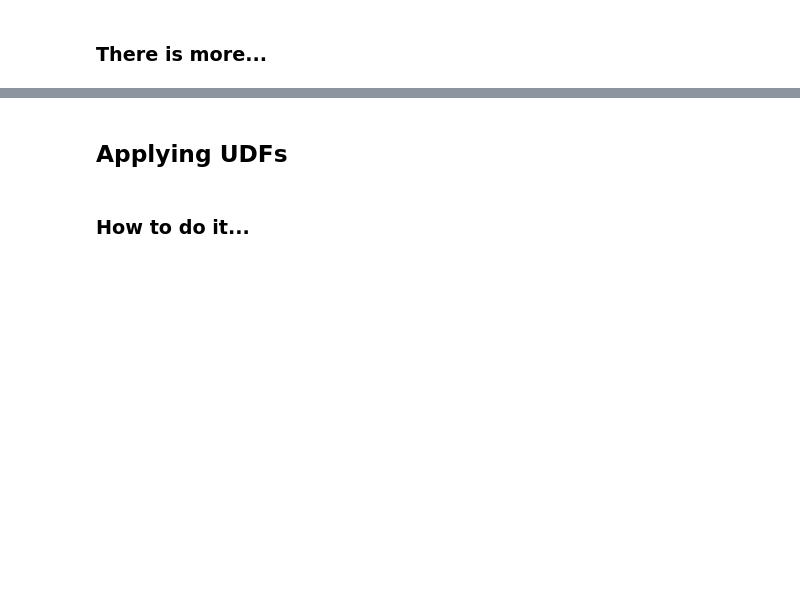
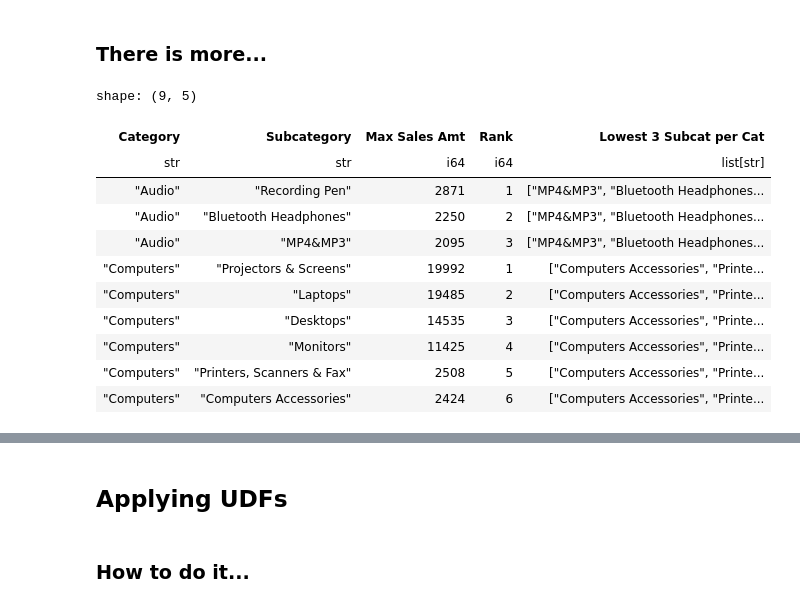
Before and after one commit to PacktPublishing/Polars-Cookbook, a Jupyter notebook: Chapter04/ch04.ipynb, the cells around one changed output, grey strips where cells are left out. Saved outputs shown, nothing was run; the diff lists cells and outputs as text; code cells hidden in the pictures; blank space fills up the shorter version.

```diff
--- a/Chapter04/ch04.ipynb
+++ b/Chapter04/ch04.ipynb
@@ -337,0 +877,33 @@ max_sales_rank.with_columns(
+# %%
+"""
+This code snippet performs the following operations on the `max_sales_rank` DataFrame:
+
+1. Adds a new column to the DataFrame using the `with_columns` method.
+2. Selects the 'Subcategory' column.
+3. Sorts the 'Subcategory' column by the 'Max Sales Amt' column.
+4. Selects the top 3 rows of the sorted 'Subcategory' column.
+5. Applies the operation over the 'Category' column using the 'join' mapping strategy.
+6. Renames the resulting column to 'Lowest 3 Subcat per Cat'.
+
+The resulting DataFrame will have a new column that contains the lowest 3 subcategories per category based on the maximum sales amount.
+"""
+max_sales_rank.with_columns(
+    pl.col('Subcategory')
+    .sort_by('Max Sales Amt')
+    .head(3)
+    .over('Category', mapping_strategy='join')
+    .alias('Lowest 3 Subcat per Cat')
+)
+# %% [output]
+shape: (9, 5)
+| Category | Subcategory | Max Sales Amt | Rank | Lowest 3 Subcat per Cat |
+| str | str | i64 | i64 | list[str] |
+| "Audio" | "Recording Pen" | 2871 | 1 | ["MP4&MP3", "Bluetooth Headphones... |
+| "Audio" | "Bluetooth Headphones" | 2250 | 2 | ["MP4&MP3", "Bluetooth Headphones... |
+| "Audio" | "MP4&MP3" | 2095 | 3 | ["MP4&MP3", "Bluetooth Headphones... |
+| "Computers" | "Projectors & Screens" | 19992 | 1 | ["Computers Accessories", "Printe... |
+| "Computers" | "Laptops" | 19485 | 2 | ["Computers Accessories", "Printe... |
+| "Computers" | "Desktops" | 14535 | 3 | ["Computers Accessories", "Printe... |
+| "Computers" | "Monitors" | 11425 | 4 | ["Computers Accessories", "Printe... |
+| "Computers" | "Printers, Scanners & Fax" | 2508 | 5 | ["Computers Accessories", "Printe... |
+| "Computers" | "Computers Accessories" | 2424 | 6 | ["Computers Accessories", "Printe... |
```
Also changed, not shown: parts of 68 cells of this notebook.
